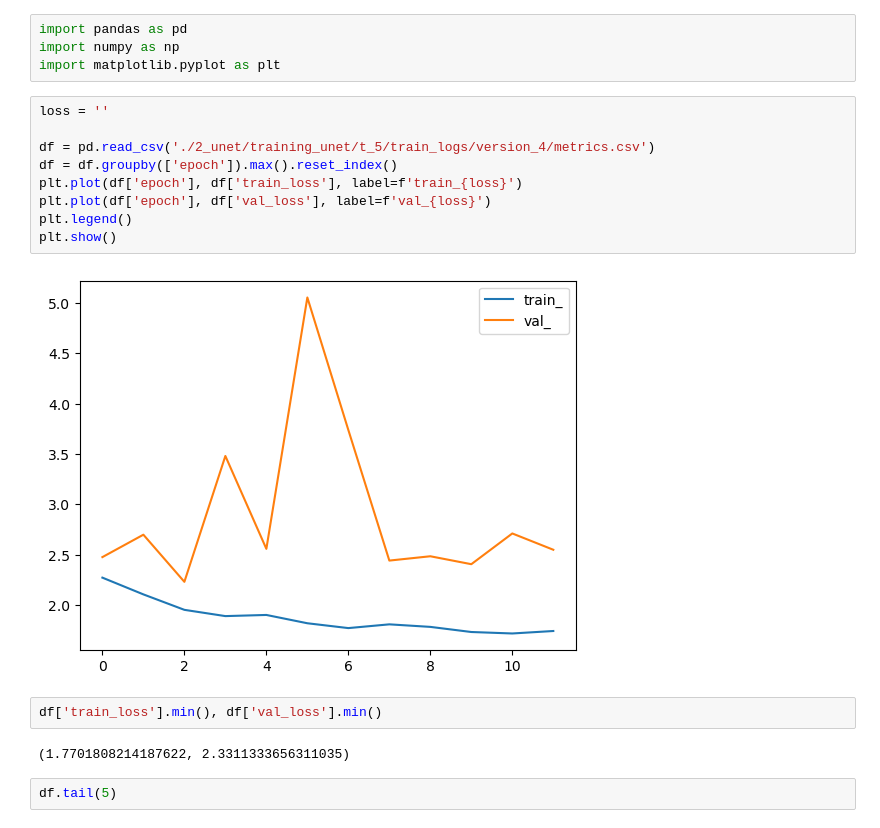
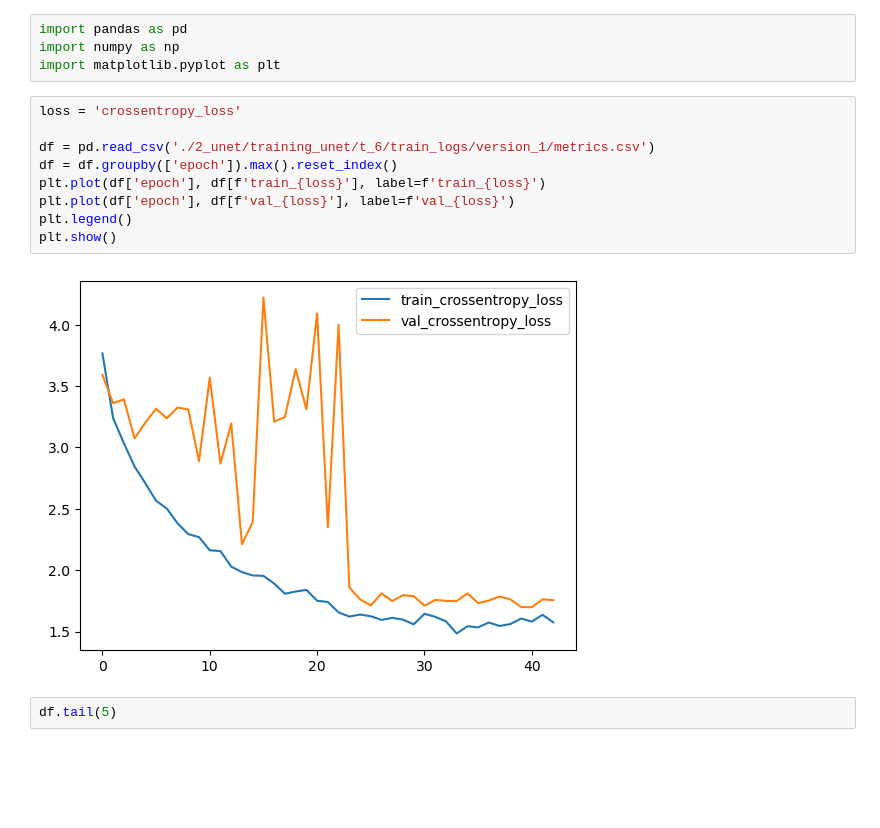
Before and after one commit to ermahechap/Proj-Redes-Neuronales-2024, a Jupyter notebook: data.ipynb, the cells around one changed output. Cells and saved outputs as stored; diff of their text form; blank space fills up the shorter version.

Commit message:
Training test v6

```diff
--- a/data.ipynb
+++ b/data.ipynb
@@ -40,20 +40,16 @@ import pandas as pd
 import numpy as np
 import matplotlib.pyplot as plt
 # %%
-loss = ''
+loss = 'crossentropy_loss'
 
-df = pd.read_csv('./2_unet/training_unet/t_5/train_logs/version_4/metrics.csv')
+df = pd.read_csv('./2_unet/training_unet/t_6/train_logs/version_1/metrics.csv')
 df = df.groupby(['epoch']).max().reset_index()
-plt.plot(df['epoch'], df['train_loss'], label=f'train_{loss}')
-plt.plot(df['epoch'], df['val_loss'], label=f'val_{loss}')
+plt.plot(df['epoch'], df[f'train_{loss}'], label=f'train_{loss}')
+plt.plot(df['epoch'], df[f'val_{loss}'], label=f'val_{loss}')
 plt.legend()
 plt.show()
 # %% [output]
-[figure, old version]
+[figure, new version]
-# %%
-df['train_loss'].min(), df['val_loss'].min()
-# %% [output]
-(1.7701808214187622, 2.3311333656311035)
 # %%
 df.tail(5)
 # %% [output]
```
Also changed, not shown: parts of 1 cell of this notebook, 10 other files.
